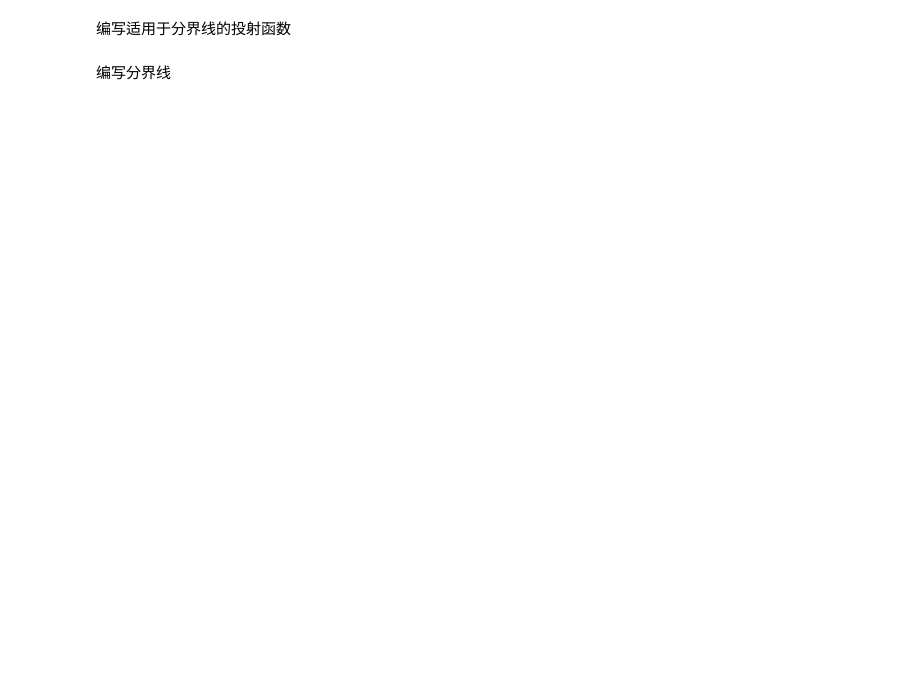
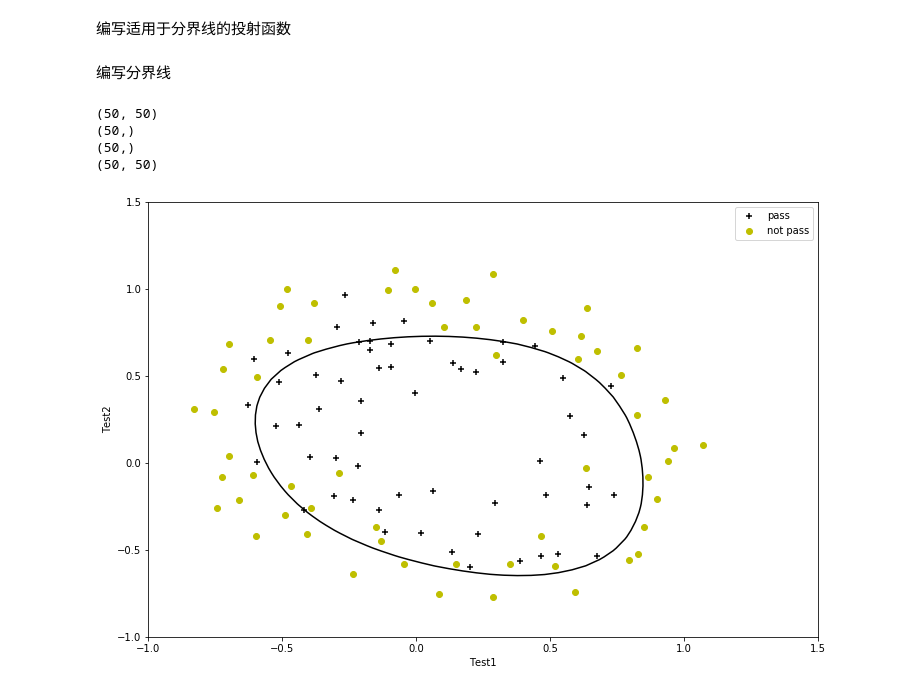
Before and after one commit to haobinlu/ML_Ng-python-code, a Jupyter notebook: ex2/mytest_Regularization.ipynb, the cells around one changed output. Saved outputs shown, nothing was run; the diff lists cells and outputs as text; code cells hidden in the pictures; blank space fills up the shorter version.

```diff
--- a/ex2/mytest_Regularization.ipynb
+++ b/ex2/mytest_Regularization.ipynb
@@ -39,7 +39,7 @@ def sigmoid(z):
 编写CostFunction
 # %%
 def cost(theta, X, Y, learnningrate = 1):
-    #theta = np.matrix(theta)
+    theta = np.matrix(theta)
     # X = np.matrix(X)
     # Y = np.matrix(Y)
     first = np.multiply(-Y, np.log(sigmoid(X * theta.T)))
@@ -50,7 +50,7 @@ def cost(theta, X, Y, learnningrate = 1):
 编写gradient函数
 # %%
 def gradient_decent(theta, X, Y, learningrate = 1):
-    #theta = np.matrix(theta)
+    theta = np.matrix(theta)
     # X = np.matrix(X)
     # Y = np.matrix(Y)
     step_1 = sigmoid(X * theta.T)
@@ -126,24 +133,28 @@ def MapFeatureforPlot(a1, a2):
 # %%
 u = np.linspace(-1, 1.5, 50)
 v = np.linspace(-1, 1.5, 50)
 z = np.zeros((len(u), len(v)))
 for i in range(len(u)):
     for j in range(len(v)):
         z[i][j] = MapFeatureforPlot(u[i], v[j]) * final_theta.T
 print(z.shape)
 
 
 positive = data[data['result'].isin([1])]
 negtive = data[data['result'].isin([0])]
 fig, ax = plt.subplots(figsize=(12,8))
 ax.scatter(positive['Test1'], positive['Test2'], c='black', marker='+', label='pass')
 ax.scatter(negtive['Test1'], negtive['Test2'], c='y', marker='o', label='not pass')
 plt.legend()
 plt.xlabel('Test1')
 plt.ylabel('Test2')
 
-line_lv = [0]
-#levels用来指定显示的等高线的数据
-contour = plt.contour(u,v,z,levels=line_lv,colors='k')
+contour = plt.contour(u,v,z,levels=[0], colors='k')
 
 plt.show()
+# %% [output]
+(50, 50)
+(50,)
+(50,)
+(50, 50)
+[figure, added]
```
Also changed, not shown: parts of 2 cells of this notebook, 1 other file.
